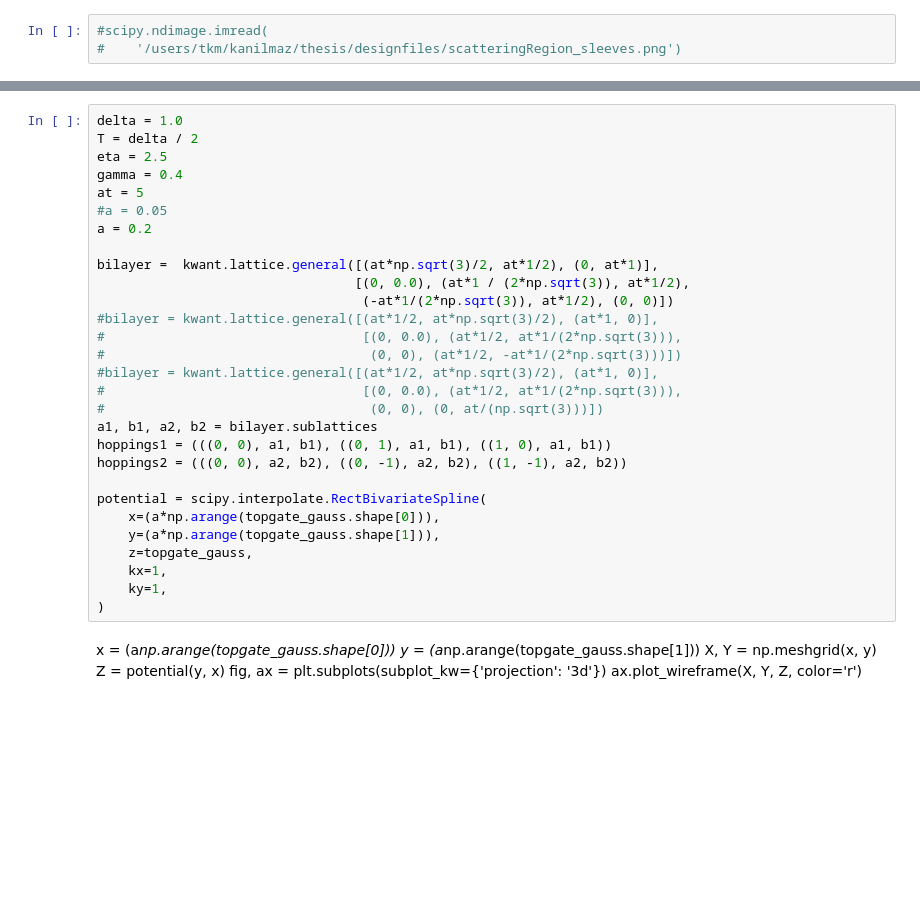
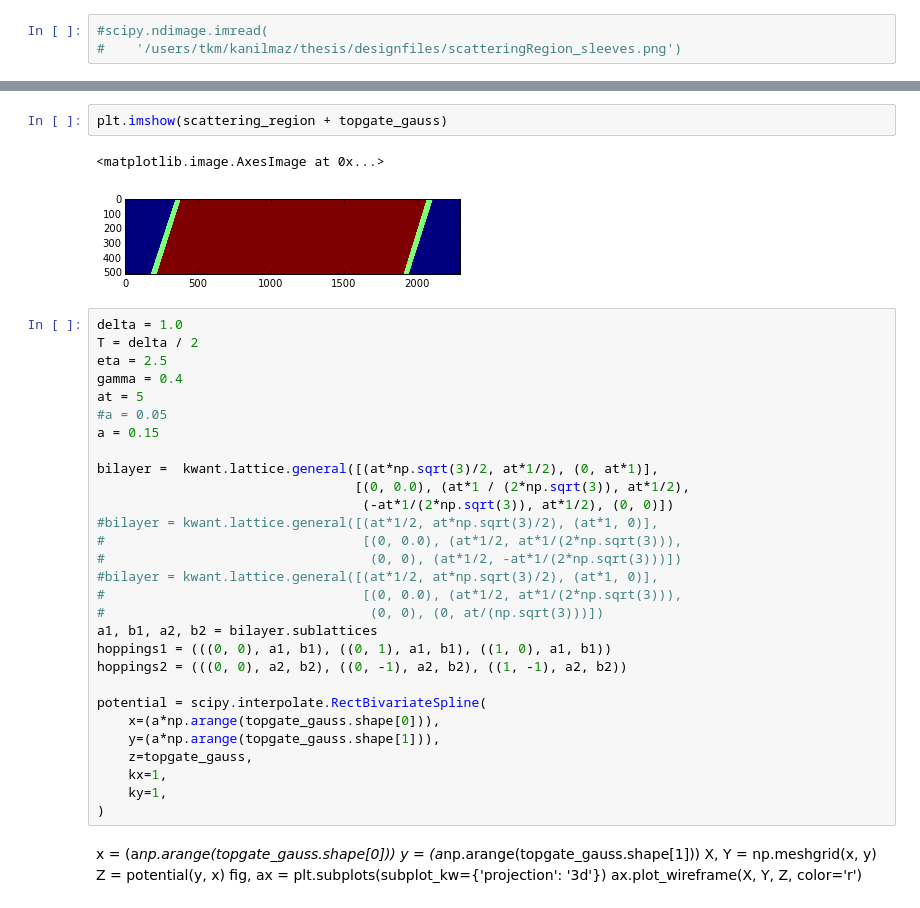
Before and after one commit to NeroCorleone/thesis, a Jupyter notebook: code/setup.ipynb, the cells around one changed output, grey strips where cells are left out. Saved outputs shown, nothing was run; the diff lists cells and outputs as text; blank space fills up the shorter version.

```diff
--- a/code/setup.ipynb
+++ b/code/setup.ipynb
@@ -37,3 +37,8 @@ scattering_region = np.ones(topgate_gauss.shape)
+# %%
+plt.imshow(scattering_region + topgate_gauss)
+# %% [output]
+<matplotlib.image.AxesImage at 0x...>
+[figure, added]
 # %%
 delta = 1.0
 T = delta / 2
@@ -41,7 +46,7 @@ eta = 2.5
 gamma = 0.4
 at = 5
 #a = 0.05
-a = 0.2
+a = 0.15
 
 bilayer =  kwant.lattice.general([(at*np.sqrt(3)/2, at*1/2), (0, at*1)],
                                  [(0, 0.0), (at*1 / (2*np.sqrt(3)), at*1/2),
```
Also changed, not shown: parts of 11 cells of this notebook, 48 other files.
